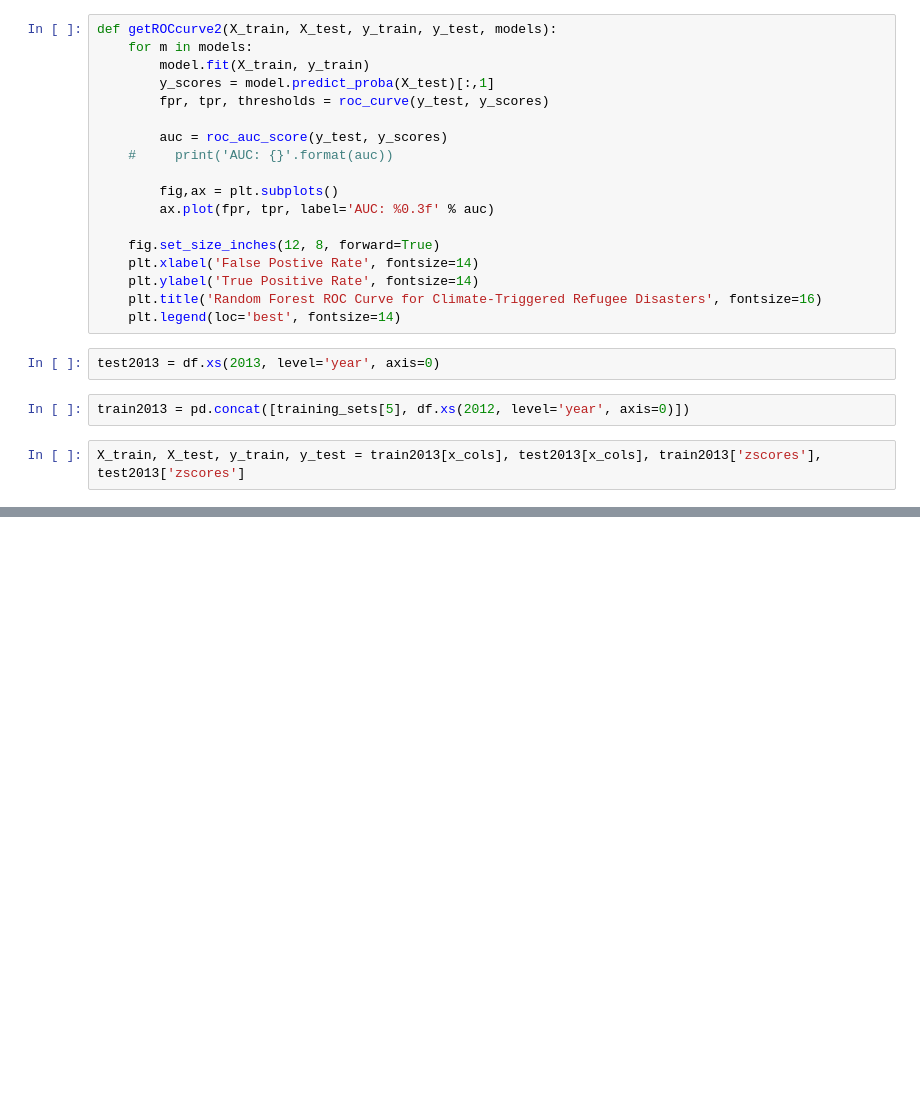
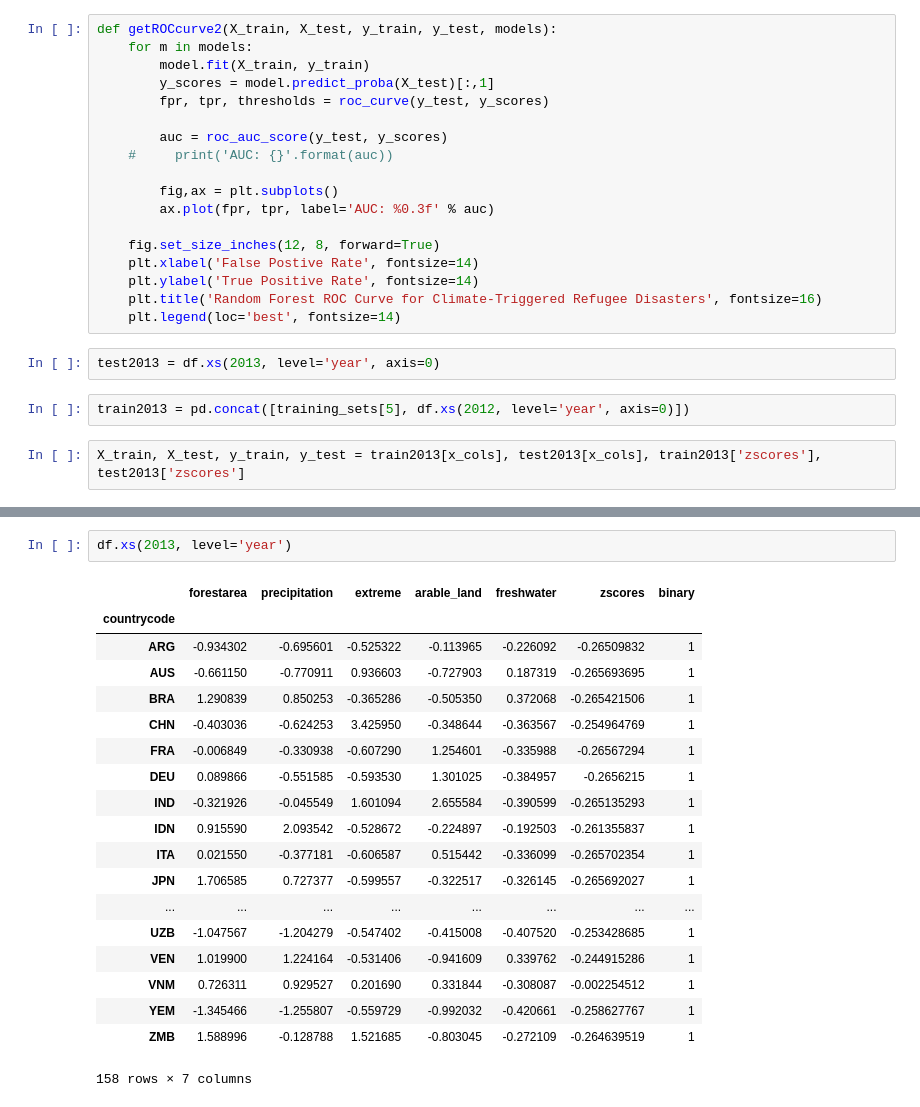
Before and after one commit to emilyhoughkovacs/humanitarian_unrest_classifier, a Jupyter notebook: environment_data/environment_multiyear_predict.ipynb, the cells around one changed output, grey strips where cells are left out. Drawn from its saved outputs; the diff is of its cells as text; blank space fills up the shorter version.

```diff
--- a/environment_data/environment_multiyear_predict.ipynb
+++ b/environment_data/environment_multiyear_predict.ipynb
@@ -516,0 +517,22 @@ X_train, X_test, y_train, y_test = train2013[x_cols], test2013[x_cols], train201
+# %%
+df.xs(2013, level='year')
+# %% [output]
+|  | forestarea | precipitation | extreme | arable_land | freshwater | zscores | binary |
+| countrycode |  |  |  |  |  |  |  |
+| ARG | -0.934302 | -0.695601 | -0.525322 | -0.113965 | -0.226092 | -0.26509832 | 1 |
+| AUS | -0.661150 | -0.770911 | 0.936603 | -0.727903 | 0.187319 | -0.265693695 | 1 |
+| BRA | 1.290839 | 0.850253 | -0.365286 | -0.505350 | 0.372068 | -0.265421506 | 1 |
+| CHN | -0.403036 | -0.624253 | 3.425950 | -0.348644 | -0.363567 | -0.254964769 | 1 |
+| FRA | -0.006849 | -0.330938 | -0.607290 | 1.254601 | -0.335988 | -0.26567294 | 1 |
+| DEU | 0.089866 | -0.551585 | -0.593530 | 1.301025 | -0.384957 | -0.2656215 | 1 |
+| IND | -0.321926 | -0.045549 | 1.601094 | 2.655584 | -0.390599 | -0.265135293 | 1 |
+| IDN | 0.915590 | 2.093542 | -0.528672 | -0.224897 | -0.192503 | -0.261355837 | 1 |
+| ITA | 0.021550 | -0.377181 | -0.606587 | 0.515442 | -0.336099 | -0.265702354 | 1 |
+| JPN | 1.706585 | 0.727377 | -0.599557 | -0.322517 | -0.326145 | -0.265692027 | 1 |
+| ... | ... | ... | ... | ... | ... | ... | ... |
+| UZB | -1.047567 | -1.204279 | -0.547402 | -0.415008 | -0.407520 | -0.253428685 | 1 |
+| VEN | 1.019900 | 1.224164 | -0.531406 | -0.941609 | 0.339762 | -0.244915286 | 1 |
+| VNM | 0.726311 | 0.929527 | 0.201690 | 0.331844 | -0.308087 | -0.002254512 | 1 |
+| YEM | -1.345466 | -1.255807 | -0.559729 | -0.992032 | -0.420661 | -0.258627767 | 1 |
+| ZMB | 1.588996 | -0.128788 | 1.521685 | -0.803045 | -0.272109 | -0.264639519 | 1 |
+158 rows × 7 columns
```
Also changed, not shown: parts of 28 cells of this notebook.
